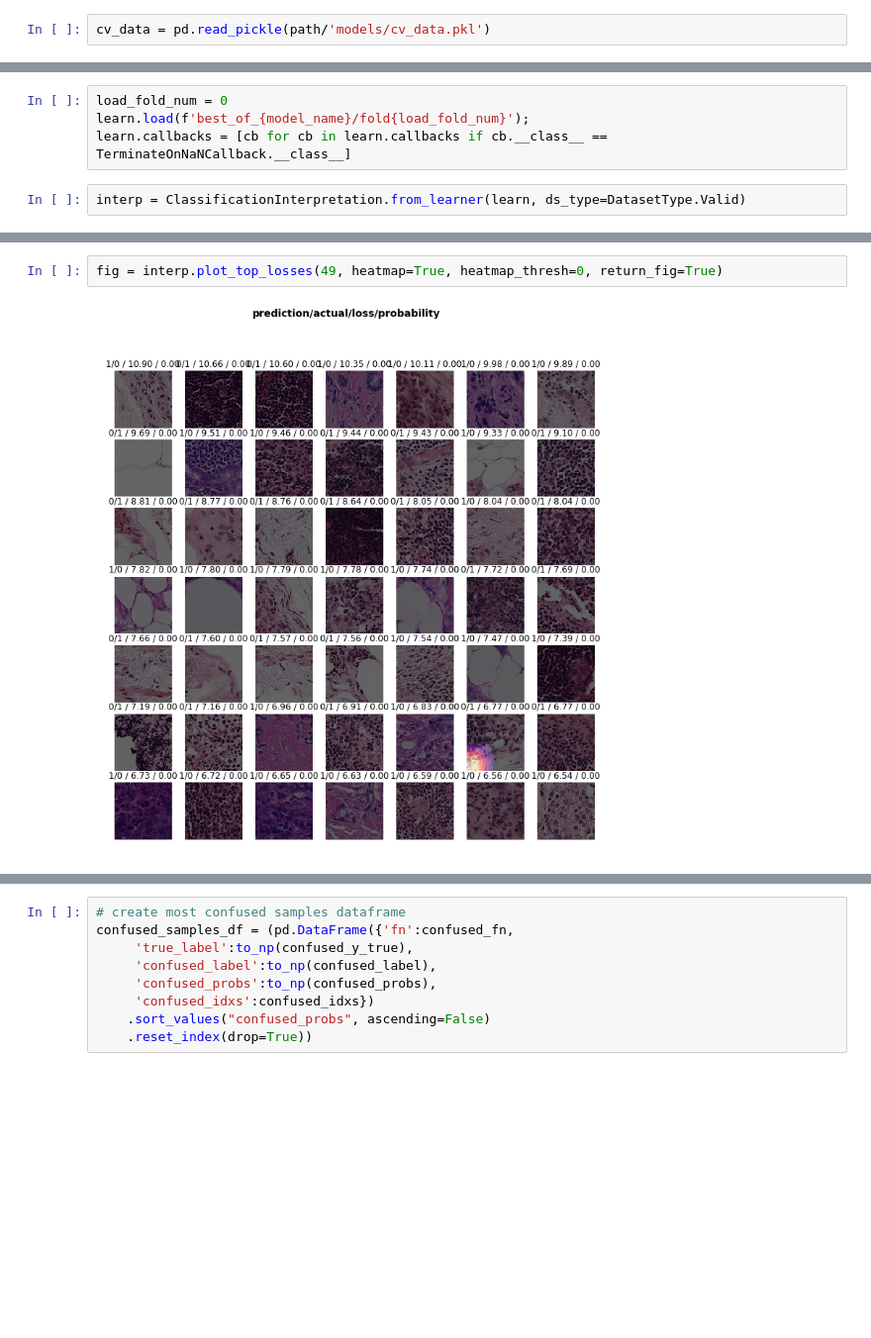
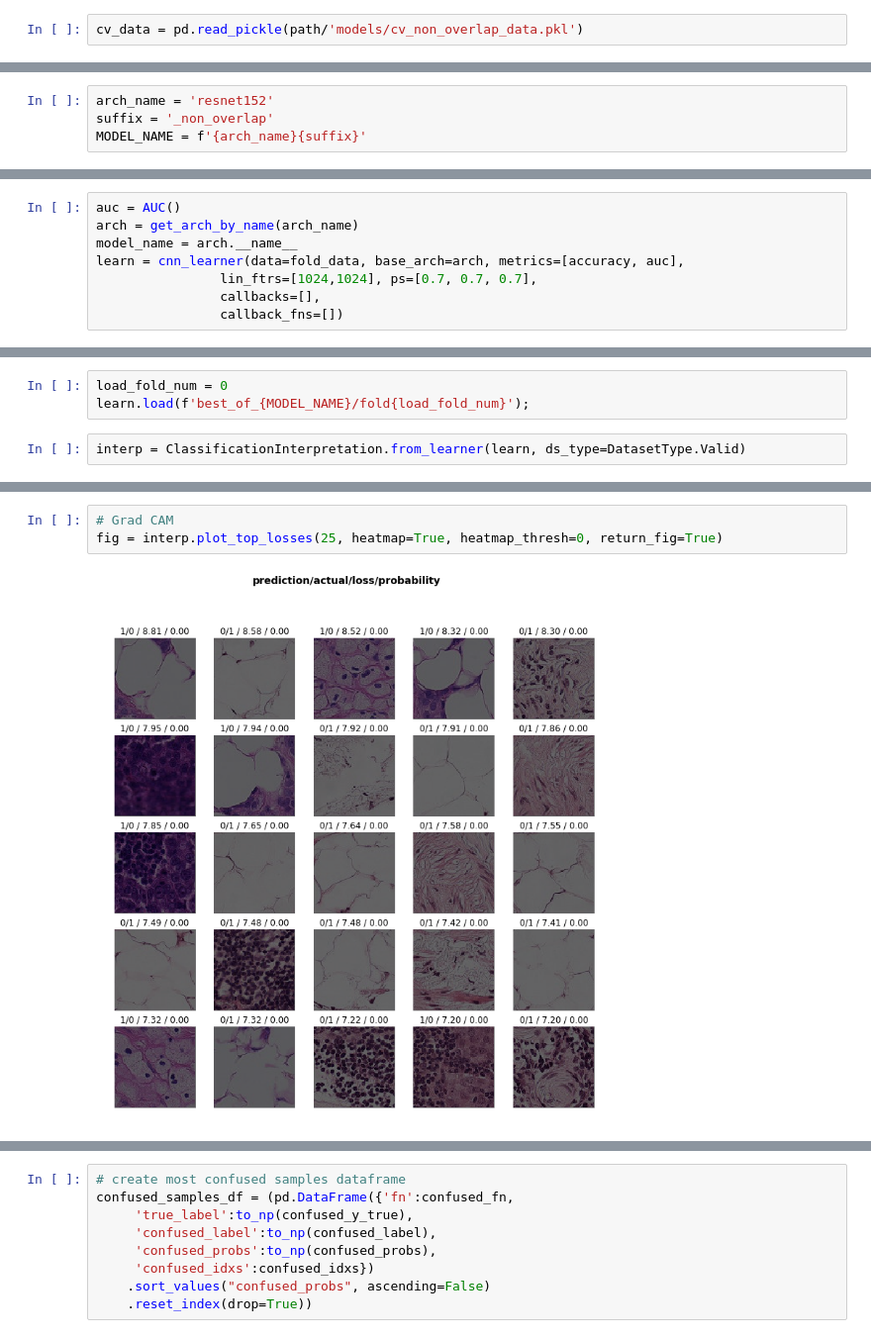
Before and after one commit to KeremTurgutlu/hist_cancer_detection, a Jupyter notebook: post_model_analysis.ipynb, the cells around one changed output, grey strips where cells are left out. Shown: that part at 99% size. Drawn from its saved outputs; the diff is of its cells as text; blank space fills up the shorter version.

```diff
--- a/post_model_analysis.ipynb
+++ b/post_model_analysis.ipynb
@@ -31,2 +40,2 @@ from transform_utils import center_crop, center_crop_and_resize
 # %%
-cv_data = pd.read_pickle(path/'models/cv_data.pkl')
+cv_data = pd.read_pickle(path/'models/cv_non_overlap_data.pkl')
@@ -46,2 +57,6 @@ cv_data = pd.read_pickle(path/'models/cv_data.pkl')
+# %%
+arch_name = 'resnet152'
+suffix = '_non_overlap'
+MODEL_NAME = f'{arch_name}{suffix}'
 # %% [markdown]
 ### logs
@@ -94,9 +86,16 @@ learn = cnn_learner(data=fold_data, base_arch=arch, metrics=[accuracy, auc], cal
+# %%
+auc = AUC()
+arch = get_arch_by_name(arch_name)
+model_name = arch.__name__
+learn = cnn_learner(data=fold_data, base_arch=arch, metrics=[accuracy, auc],
+                lin_ftrs=[1024,1024], ps=[0.7, 0.7, 0.7],
+                callbacks=[],
+                callback_fns=[])
 # %% [markdown]
 ### Interpretation
 # %%
 load_fold_num = 0
-learn.load(f'best_of_{model_name}/fold{load_fold_num}');
-learn.callbacks = [cb for cb in learn.callbacks if cb.__class__ == TerminateOnNaNCallback.__class__]
+learn.load(f'best_of_{MODEL_NAME}/fold{load_fold_num}');
 # %%
 interp = ClassificationInterpretation.from_learner(learn, ds_type=DatasetType.Valid)
 # %%
@@ -107,7 +106,8 @@ interp.plot_confusion_matrix()
 # %%
-fig = interp.plot_top_losses(49, heatmap=True, heatmap_thresh=0, return_fig=True)
+# Grad CAM
+fig = interp.plot_top_losses(25, heatmap=True, heatmap_thresh=0, return_fig=True)
 # %% [output]
-[figure, old version]
+[figure, new version]
 # %%
 # indices of misclassified samples
 is_incorrect = interp.y_true != interp.pred_class; torch.sum(is_incorrect)
```
Also changed, not shown: parts of 58 cells of this notebook, 10 other files.
